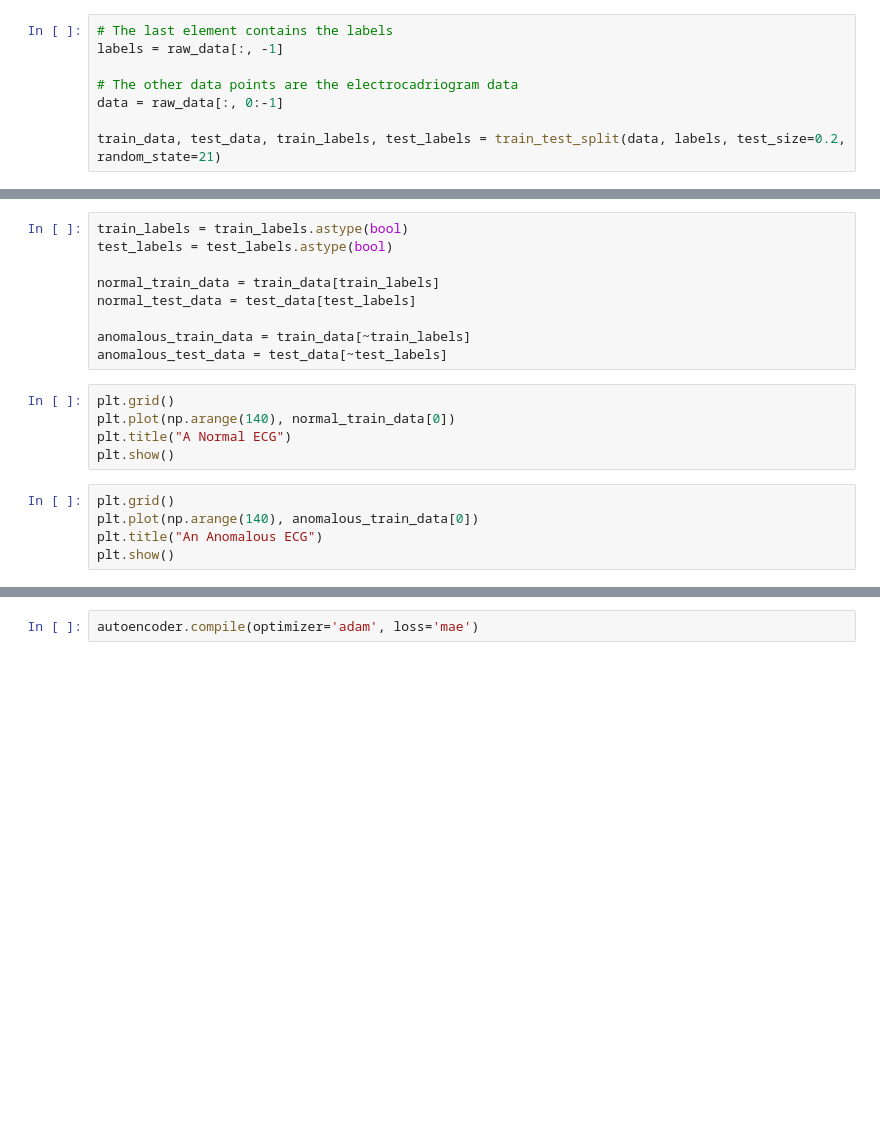
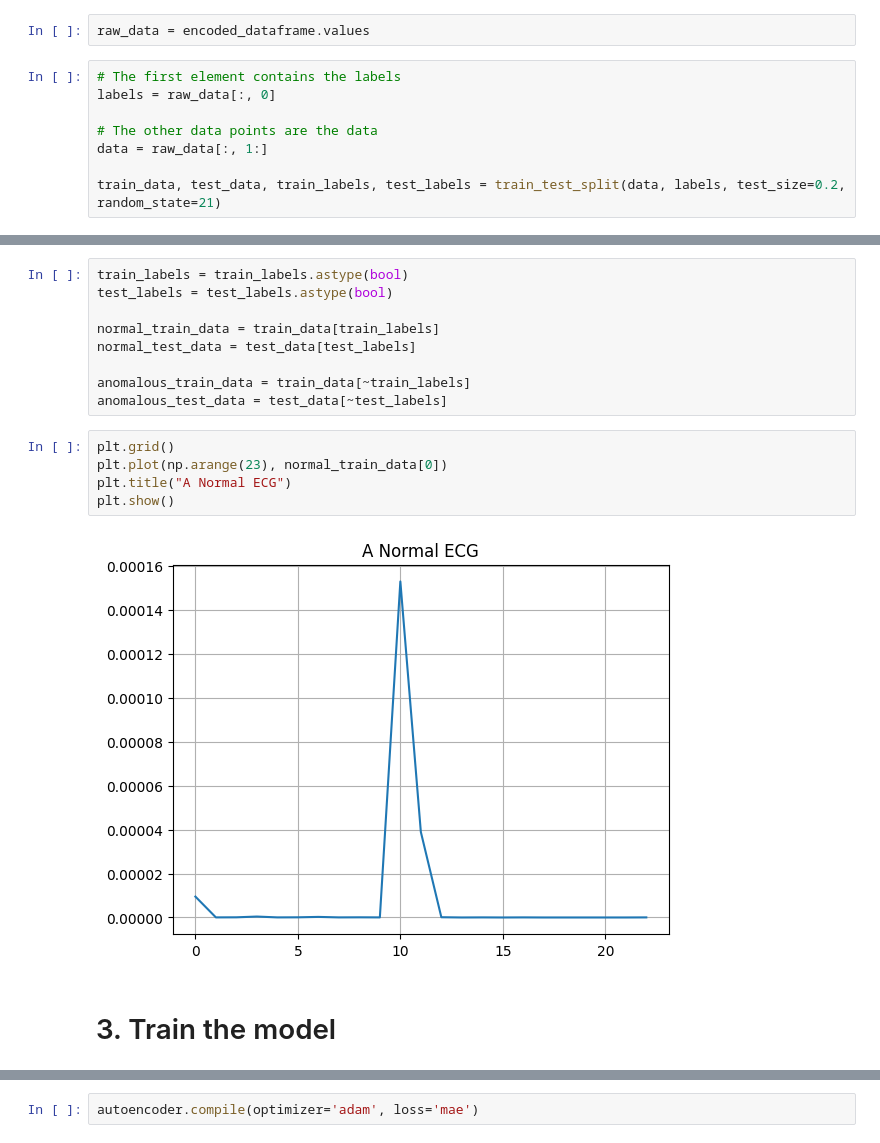
Before and after one commit to aKravtschenko/DEEPL-Autoencoder, a Jupyter notebook: main.ipynb, the cells around one changed output, grey strips where cells are left out. Saved outputs shown, nothing was run; the diff lists cells and outputs as text; blank space fills up the shorter version.

Commit message:
Model training - done

```diff
--- a/main.ipynb
+++ b/main.ipynb
@@ -295,9 +333,11 @@ plt.show()
+# %%
+raw_data = encoded_dataframe.values
 # %%
-# The last element contains the labels
-labels = raw_data[:, -1]
+# The first element contains the labels
+labels = raw_data[:, 0]
 
-# The other data points are the electrocadriogram data
-data = raw_data[:, 0:-1]
+# The other data points are the data
+data = raw_data[:, 1:]
 
 train_data, test_data, train_labels, test_labels = train_test_split(data, labels, test_size=0.2, random_state=21)
 # %%
@@ -326,14 +363,13 @@ anomalous_train_data = train_data[~train_labels]
 anomalous_test_data = test_data[~test_labels]
 # %%
 plt.grid()
-plt.plot(np.arange(140), normal_train_data[0])
+plt.plot(np.arange(23), normal_train_data[0])
 plt.title("A Normal ECG")
 plt.show()
+# %% [output]
+[figure, added]
-# %%
-plt.grid()
-plt.plot(np.arange(140), anomalous_train_data[0])
-plt.title("An Anomalous ECG")
-plt.show()
+# %% [markdown]
+# 3. Train the model
 # %%
 class AnomalyDetector(Model):
   def __init__(self):
```
Also changed, not shown: parts of 31 cells of this notebook.
